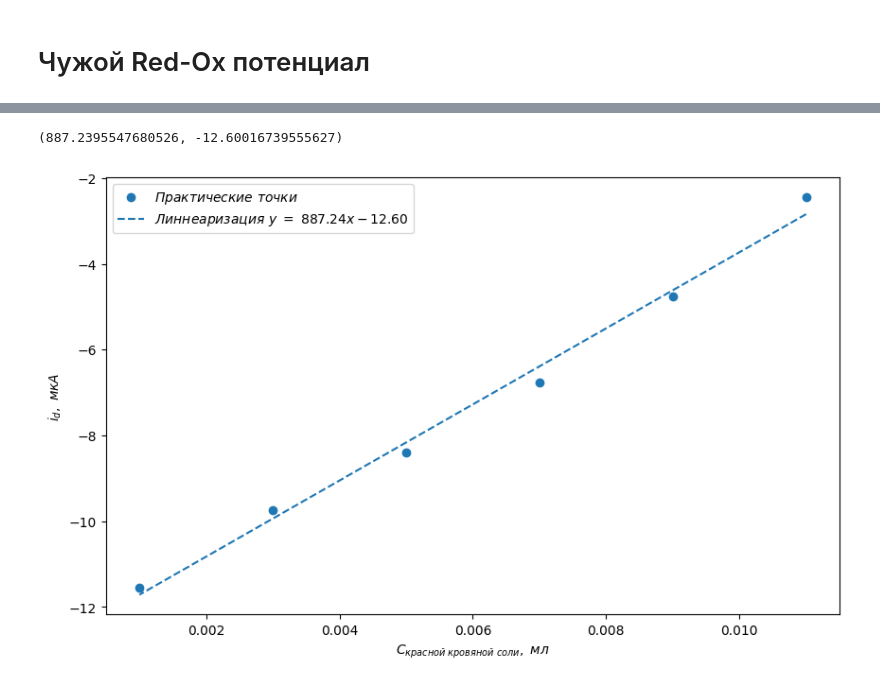
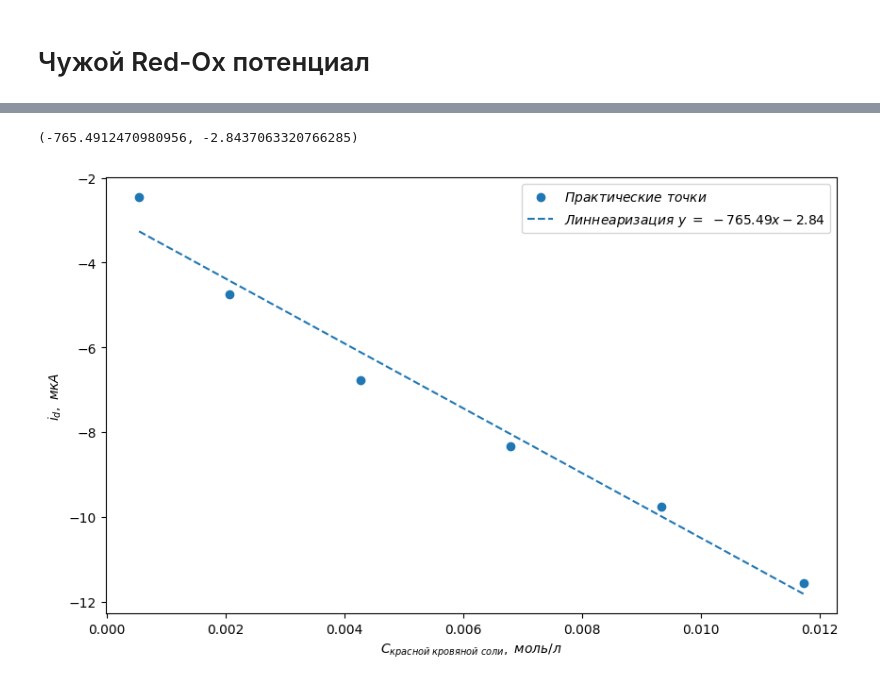
Before and after one commit to Samoilov2004/OUR_MNEMONIC_PROJECT, a Jupyter notebook: electrods.ipynb, the cells around one changed output, grey strips where cells are left out. Saved outputs shown, nothing was run; the diff lists cells and outputs as text; code cells hidden in the pictures.

```diff
--- a/electrods.ipynb
+++ b/electrods.ipynb
@@ -269,6 +269,8 @@ b = b_func(x6, y6)
 b_arr.append(b)
 plt.scatter(x6, y6, color='#c45335', label=rf'$11 \ мл, y = {b:.2f}$', alpha=a)
 
+b_arr = np.array(b_arr)
+
 linear_regression_plot(x1, y1)
 linear_regression_plot(x2, y2)
 linear_regression_plot(x3, y3)
@@ -363,28 +365,32 @@ def b_func(x, y):
 # %%
 plt.figure(figsize=(10, 6))
 
-C = np.array([0.001, 0.003, 0.005, 0.007, 0.009, 0.011])
-C = C[::-1]
+V = np.array([0.001, 0.003, 0.005, 0.007, 0.009, 0.011])
+b_arr *= 1
+V_r = np.cumsum(V)
+V1 = 0.05 + V_r
+C = V_r*0.028 / V1
+C_red = 0.01*0.1/V1
 
 # Создаем экземпляр модели линейной регрессии
 model = LinearRegression()
 
 # Обучаем модель
 model.fit(C.reshape(-1, 1), b_arr)
 
 # Прогнозируем значения для массива C
 y_pred = model.predict(C.reshape(-1, 1))
 
 plt.scatter(C, b_arr, label=r'$Практические\ точки$')
 plt.plot(C, y_pred, linestyle='--', label=rf'$Линнеаризация\ y\ =\ {model.coef_[0]:.2f}x - {abs(model.intercept_):.2f}$')
-plt.xlabel(r'$C_{красной\ кровяной\ соли},\ мл$')
+plt.xlabel(r'$C_{красной\ кровяной\ соли},\ моль/л$')
 plt.ylabel(r'$i_d,\ мкА$')
 plt.legend()
-#plt.savefig('/Users/mihail/Desktop/five.png')
+plt.savefig('/Users/mihail/Desktop/five.png')
 
 model.coef_[0], model.intercept_
 # %% [output]
-(887.2395547680526, -12.60016739555627)
+(-765.4912470980956, -2.8437063320766285)
-[figure, old version]
+[figure, new version]
 # %%
 def pot(x, y):
```
Also changed, not shown: parts of 4 cells of this notebook.
